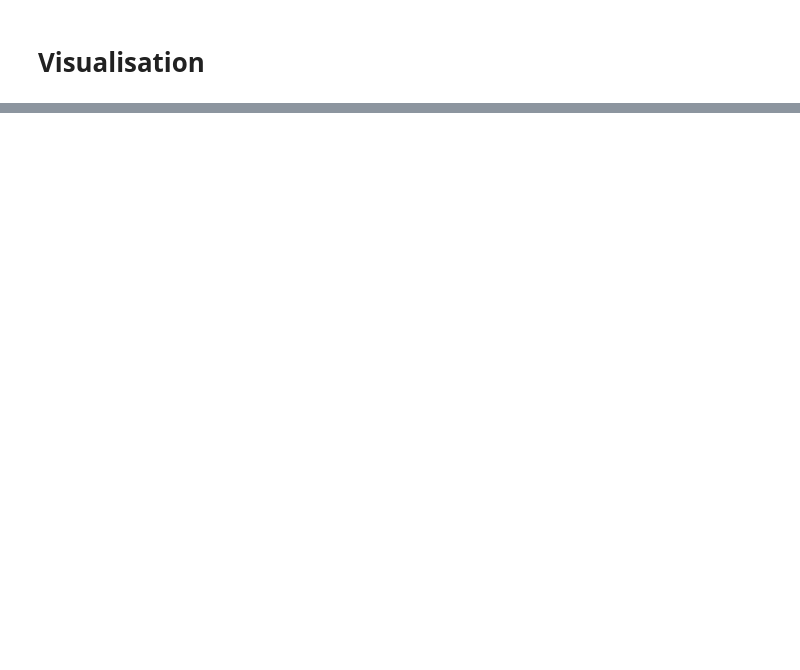
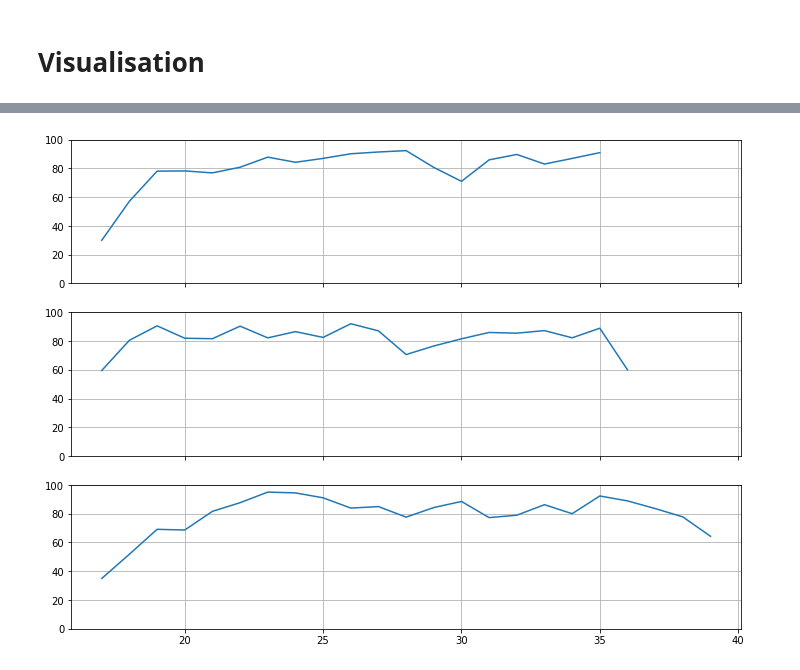
Before and after one commit to harryclem/TennisTop3, a Jupyter notebook: Top 3 tennis figures.ipynb, the cells around one changed output, grey strips where cells are left out. Cells and saved outputs as stored; diff of their text form; code cells hidden in the pictures; blank space fills up the shorter version.

```diff
--- a/Top 3 tennis figures.ipynb
+++ b/Top 3 tennis figures.ipynb
@@ -174,0 +219,15 @@ plt.show()
+# %%
+fig, ax = plt.subplots(3, sharex = True)
+ax[0].plot(win_big_3_percentage["Djokovic_win_pct"])
+ax[0].grid()
+ax[0].set_ylim(0, 100)
+ax[1].plot(win_big_3_percentage["Nadal_win_pct"])
+ax[1].set_ylim(0, 100)
+ax[1].grid()
+ax[2].plot(win_big_3_percentage["Federer_win_pct"])
+ax[2].set_ylim(0, 100)
+ax[2].grid()
+fig.set_figheight(9)
+fig.set_figwidth(12)
+# %% [output]
+[figure, added]
```
Also changed, not shown: parts of 11 cells of this notebook.
